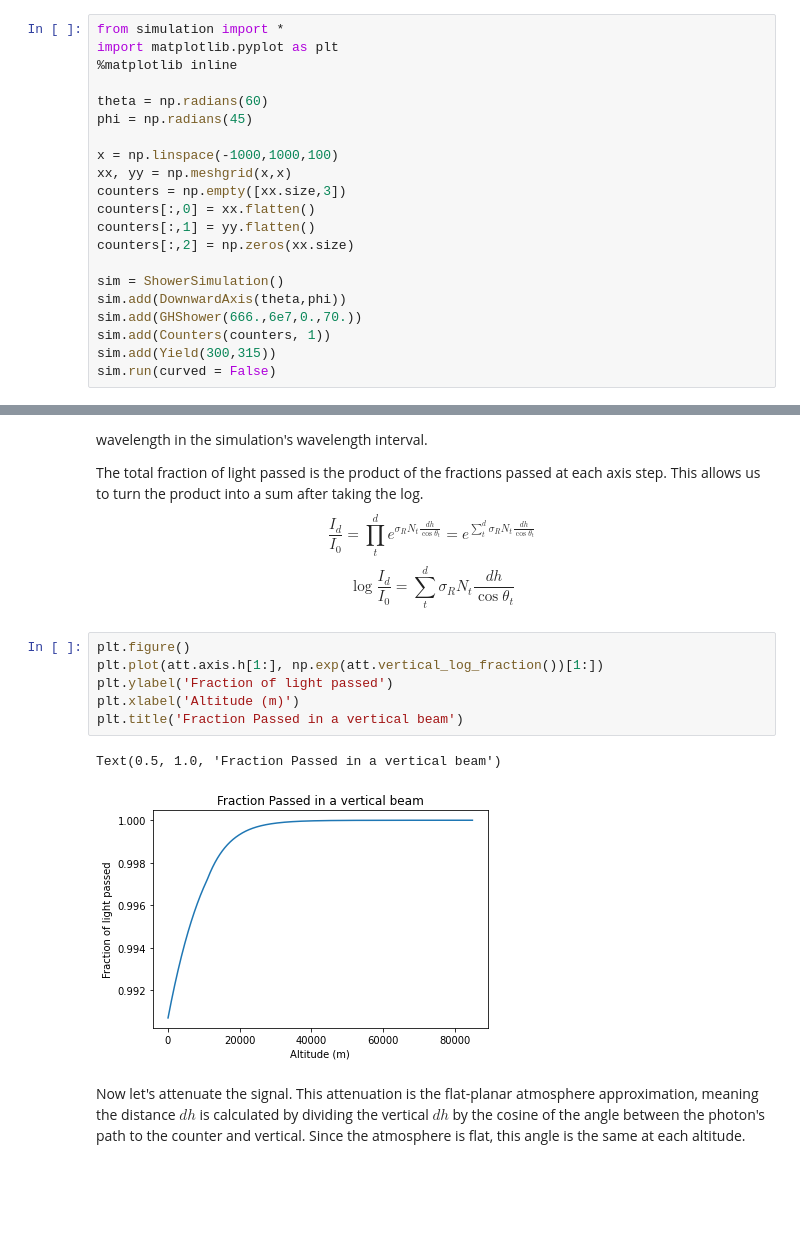
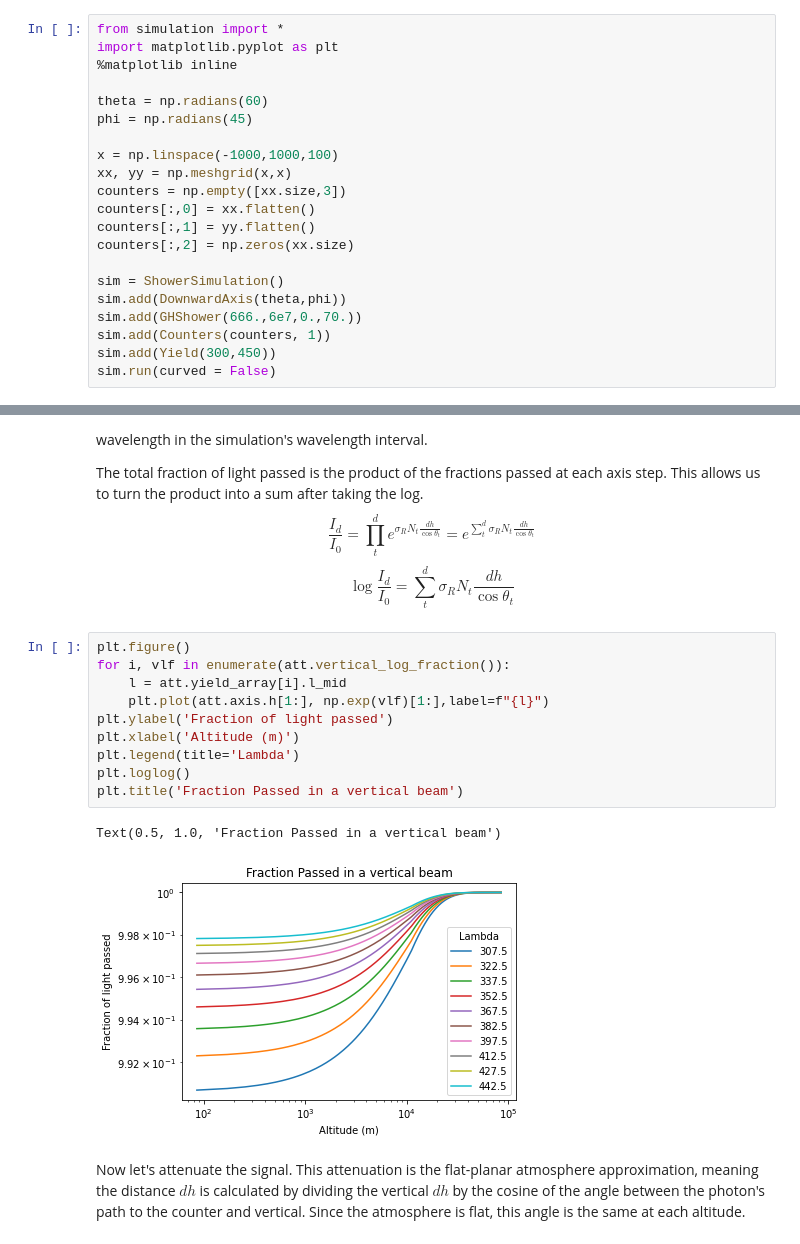
Before and after one commit to ikepc1/CHASM_NuSpacesim, a Jupyter notebook: Attenuation Demo.ipynb, the cells around one changed output, grey strips where cells are left out. Saved outputs shown, nothing was run; the diff lists cells and outputs as text; blank space fills up the shorter version.

Commit message:
Chenged how yield is handled. Individual yield objects for each wavelength bin.

```diff
--- a/Attenuation Demo.ipynb
+++ b/Attenuation Demo.ipynb
@@ -19,7 +19,7 @@ sim = ShowerSimulation()
 sim.add(DownwardAxis(theta,phi))
 sim.add(GHShower(666.,6e7,0.,70.))
 sim.add(Counters(counters, 1))
-sim.add(Yield(300,315))
+sim.add(Yield(300,450))
 sim.run(curved = False)
 # %% [markdown]
 Now let's plot the signal of this shower without attenuation.
@@ -64,13 +64,17 @@ $$
 $$
 # %%
 plt.figure()
-plt.plot(att.axis.h[1:], np.exp(att.vertical_log_fraction())[1:])
+for i, vlf in enumerate(att.vertical_log_fraction()):
+    l = att.yield_array[i].l_mid
+    plt.plot(att.axis.h[1:], np.exp(vlf)[1:],label=f"{l}")
 plt.ylabel('Fraction of light passed')
 plt.xlabel('Altitude (m)')
+plt.legend(title='Lambda')
+plt.loglog()
 plt.title('Fraction Passed in a vertical beam')
 # %% [output]
 Text(0.5, 1.0, 'Fraction Passed in a vertical beam')
-[figure, old version]
+[figure, new version]
 # %% [markdown]
 Now let's attenuate the signal. This attenuation is the flat-planar atmosphere approximation, meaning the distance $dh$ is calculated by dividing the vertical $dh$ by the cosine of the angle between the photon's path to the counter and vertical. Since the atmosphere is flat, this angle is the same at each altitude.
 # %%
```
Also changed, not shown: parts of 3 cells of this notebook, 4 other files.
